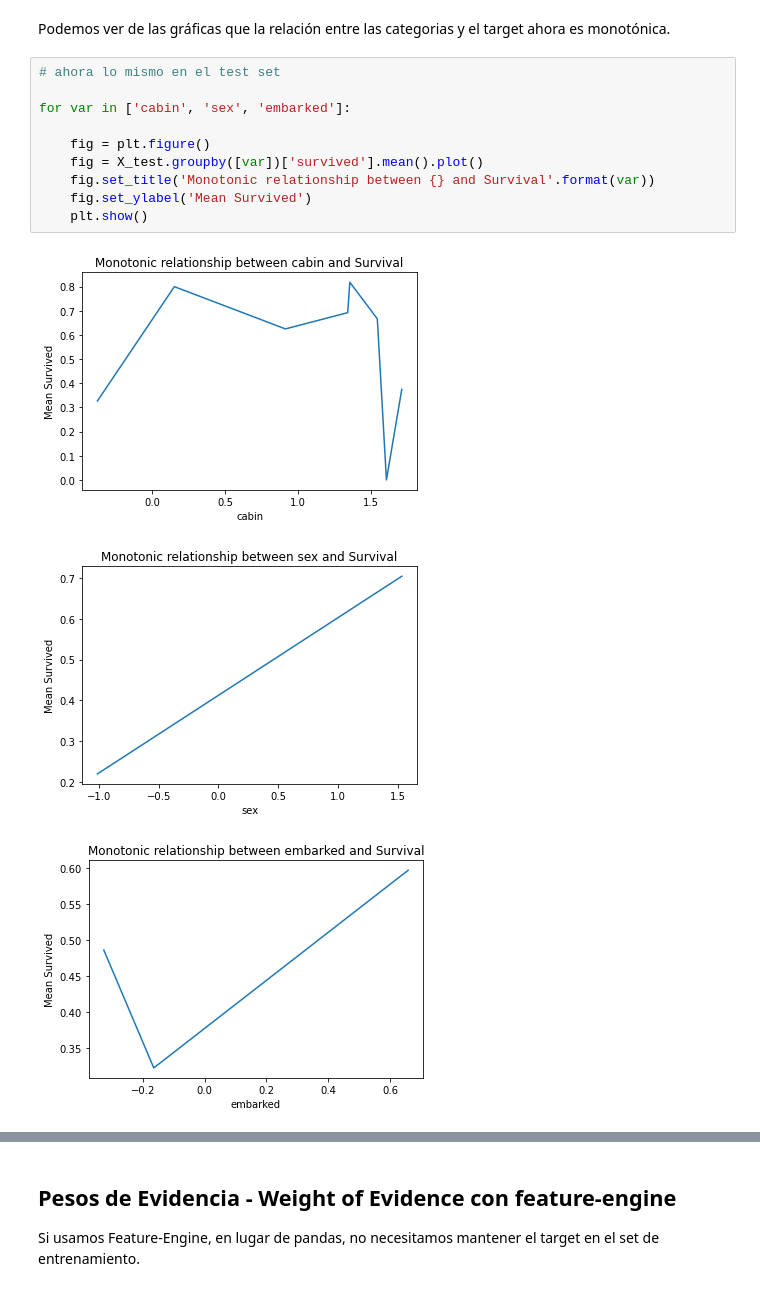
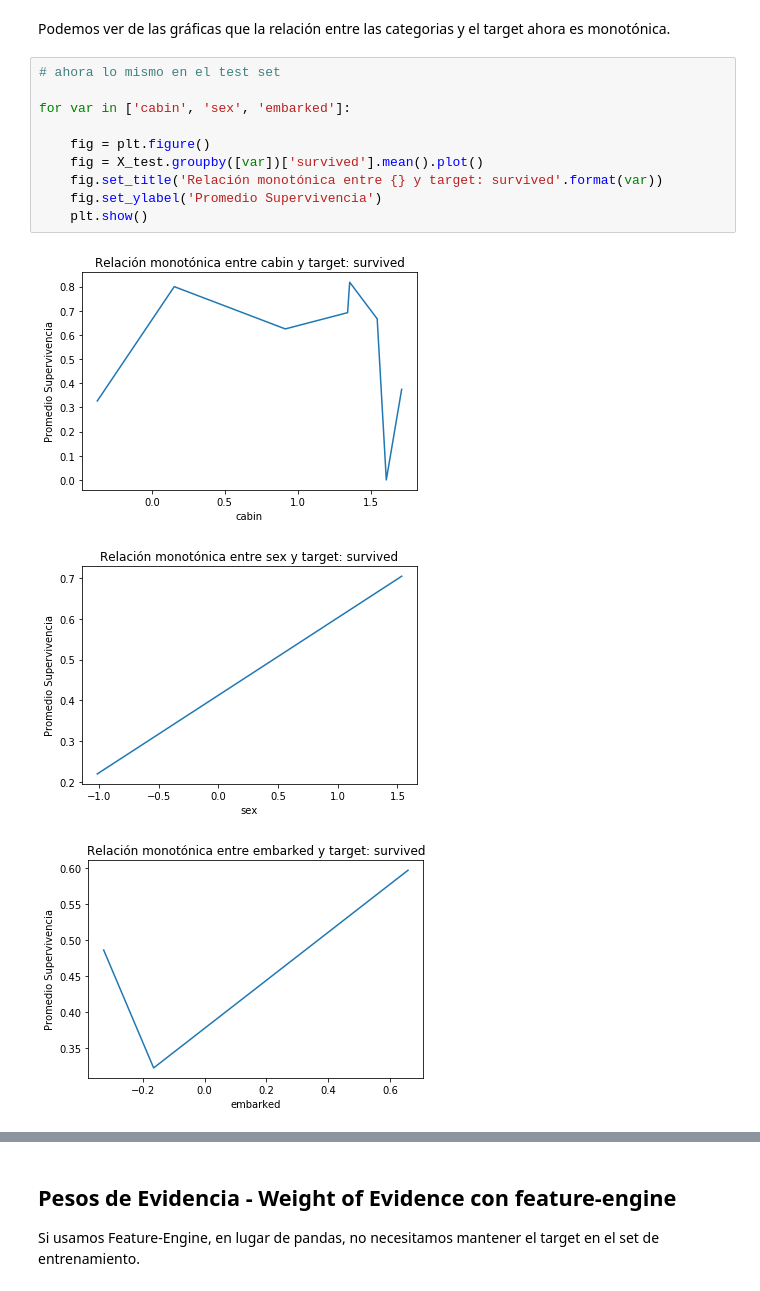
Before and after one commit to solegalli/ingenieria-de-variables, a Jupyter notebook: Section-06-Codificacion-Variables-Categoricas/06.08-Peso-de-la-Evidencia.ipynb, the cells around one changed output, grey strips where cells are left out. Saved outputs shown, nothing was run; the diff lists cells and outputs as text.

```diff
--- a/Section-06-Codificacion-Variables-Categoricas/06.08-Peso-de-la-Evidencia.ipynb
+++ b/Section-06-Codificacion-Variables-Categoricas/06.08-Peso-de-la-Evidencia.ipynb
@@ -333,15 +341,15 @@ Podemos ver de las gráficas que la relación entre las categorias y el target a
 # %%
 # ahora lo mismo en el test set
 
 for var in ['cabin', 'sex', 'embarked']:
 
     fig = plt.figure()
     fig = X_test.groupby([var])['survived'].mean().plot()
-    fig.set_title('Monotonic relationship between {} and Survival'.format(var))
-    fig.set_ylabel('Mean Survived')
+    fig.set_title('Relación monotónica entre {} y target: survived'.format(var))
+    fig.set_ylabel('Promedio Supervivencia')
     plt.show()
 # %% [output]
-[figure, old version]
+[figure, new version]
-[figure, old version]
+[figure, new version]
-[figure, old version]
+[figure, new version]
 # %% [markdown]
```
Also changed, not shown: parts of 9 cells of this notebook.
